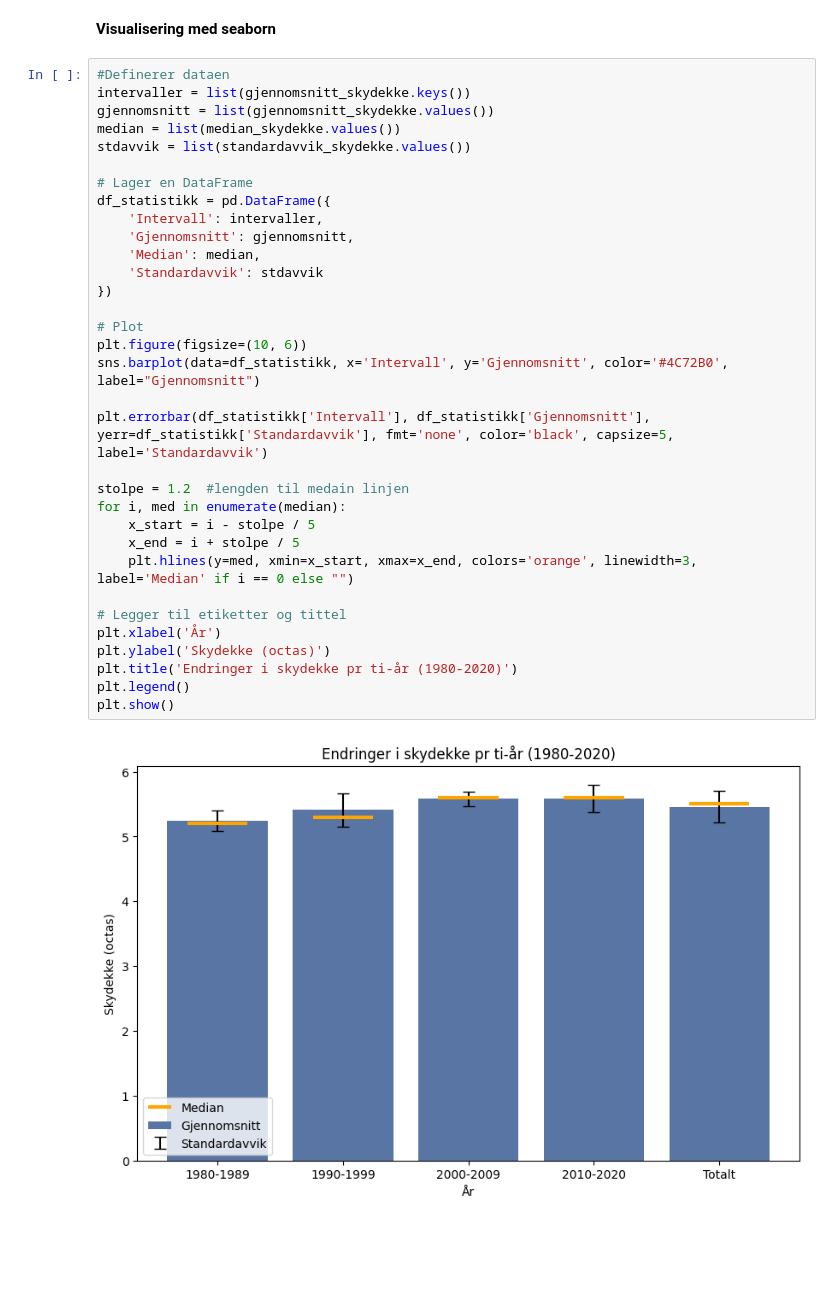
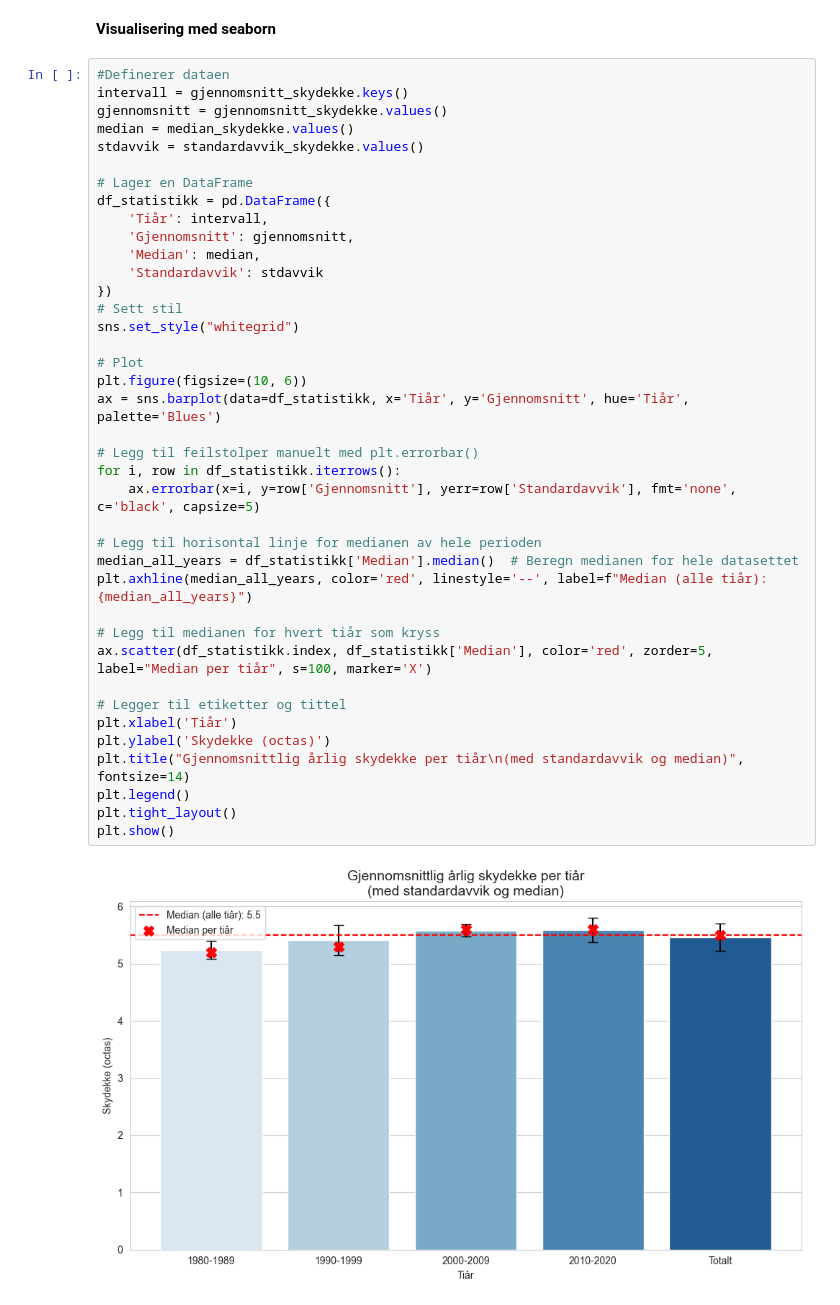
Before and after one commit to hannahnygard/TDT4114-milj.dataanalyse, a Jupyter notebook: proj_environment-main/notebooks/skydekke.ipynb, the cells around one changed output. Drawn from its saved outputs; the diff is of its cells as text; blank space fills up the shorter version.

Commit message:
Små endringer i skydekke visualiseringer, samt lagrer variablene med %store

```diff
--- a/proj_environment-main/notebooks/skydekke.ipynb
+++ b/proj_environment-main/notebooks/skydekke.ipynb
@@ -167,36 +167,42 @@ plt.show()
 **Visualisering med seaborn**
 # %%
 #Definerer dataen
-intervaller = list(gjennomsnitt_skydekke.keys())
-gjennomsnitt = list(gjennomsnitt_skydekke.values())
-median = list(median_skydekke.values())
-stdavvik = list(standardavvik_skydekke.values())
+intervall = gjennomsnitt_skydekke.keys()
+gjennomsnitt = gjennomsnitt_skydekke.values()
+median = median_skydekke.values()
+stdavvik = standardavvik_skydekke.values()
 
 # Lager en DataFrame
 df_statistikk = pd.DataFrame({
-    'Intervall': intervaller,
+    'Tiår': intervall,
     'Gjennomsnitt': gjennomsnitt,
     'Median': median,
     'Standardavvik': stdavvik
 })
+# Sett stil
+sns.set_style("whitegrid")
 
 # Plot
 plt.figure(figsize=(10, 6))
-sns.barplot(data=df_statistikk, x='Intervall', y='Gjennomsnitt', color='#4C72B0', label="Gjennomsnitt")
+ax = sns.barplot(data=df_statistikk, x='Tiår', y='Gjennomsnitt', hue='Tiår', palette='Blues')
 
-plt.errorbar(df_statistikk['Intervall'], df_statistikk['Gjennomsnitt'], yerr=df_statistikk['Standardavvik'], fmt='none', color='black', capsize=5, label='Standardavvik')
+# Legg til feilstolper manuelt med plt.errorbar()
+for i, row in df_statistikk.iterrows():
+    ax.errorbar(x=i, y=row['Gjennomsnitt'], yerr=row['Standardavvik'], fmt='none', c='black', capsize=5)
 
-stolpe = 1.2  #lengden til medain linjen
-for i, med in enumerate(median):
-    x_start = i - stolpe / 5
-    x_end = i + stolpe / 5
-    plt.hlines(y=med, xmin=x_start, xmax=x_end, colors='orange', linewidth=3, label='Median' if i == 0 else "")
+# Legg til horisontal linje for medianen av hele perioden
+median_all_years = df_statistikk['Median'].median()  # Beregn medianen for hele datasettet
+plt.axhline(median_all_years, color='red', linestyle='--', label=f"Median (alle tiår): {median_all_years}")
+
+# Legg til medianen for hvert tiår som kryss
+ax.scatter(df_statistikk.index, df_statistikk['Median'], color='red', zorder=5, label="Median per tiår", s=100, marker='X')
 
 # Legger til etiketter og tittel
-plt.xlabel('År')
+plt.xlabel('Tiår')
 plt.ylabel('Skydekke (octas)')
-plt.title('Endringer i skydekke pr ti-år (1980-2020)')
+plt.title("Gjennomsnittlig årlig skydekke per tiår\n(med standardavvik og median)", fontsize=14)
 plt.legend()
+plt.tight_layout()
 plt.show()
 # %% [output]
-[figure, old version]
+[figure, new version]
```
Also changed, not shown: parts of 2 cells of this notebook, 1 other file.
